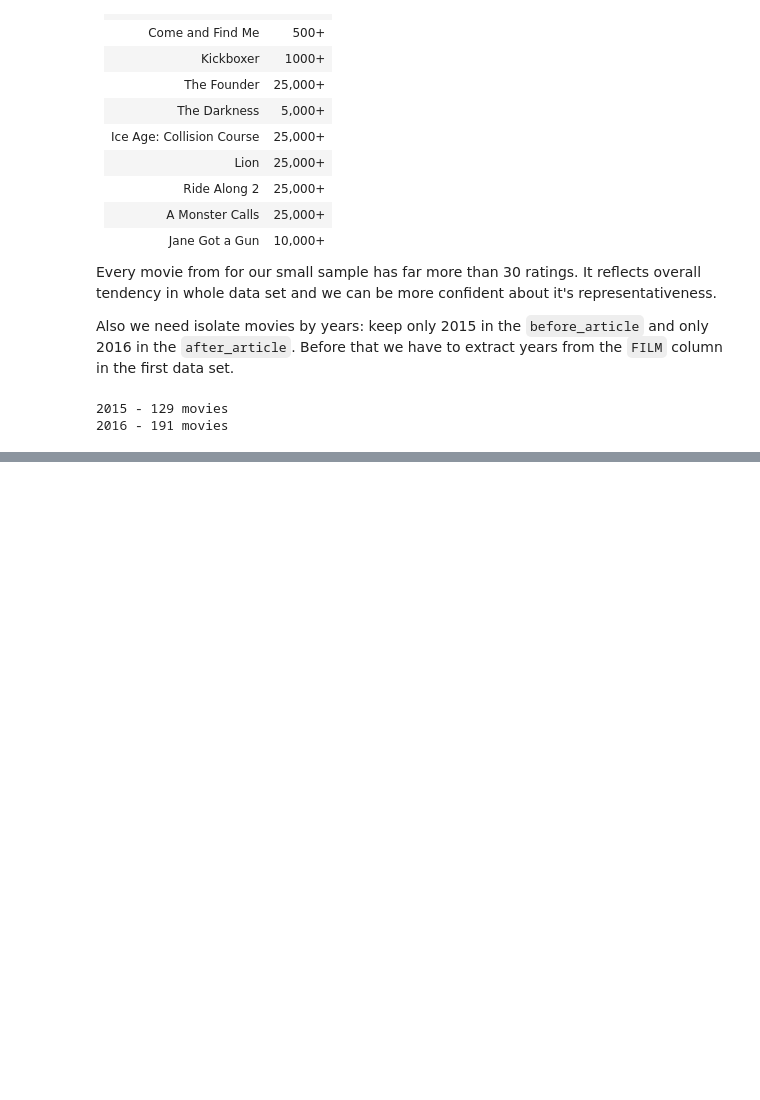
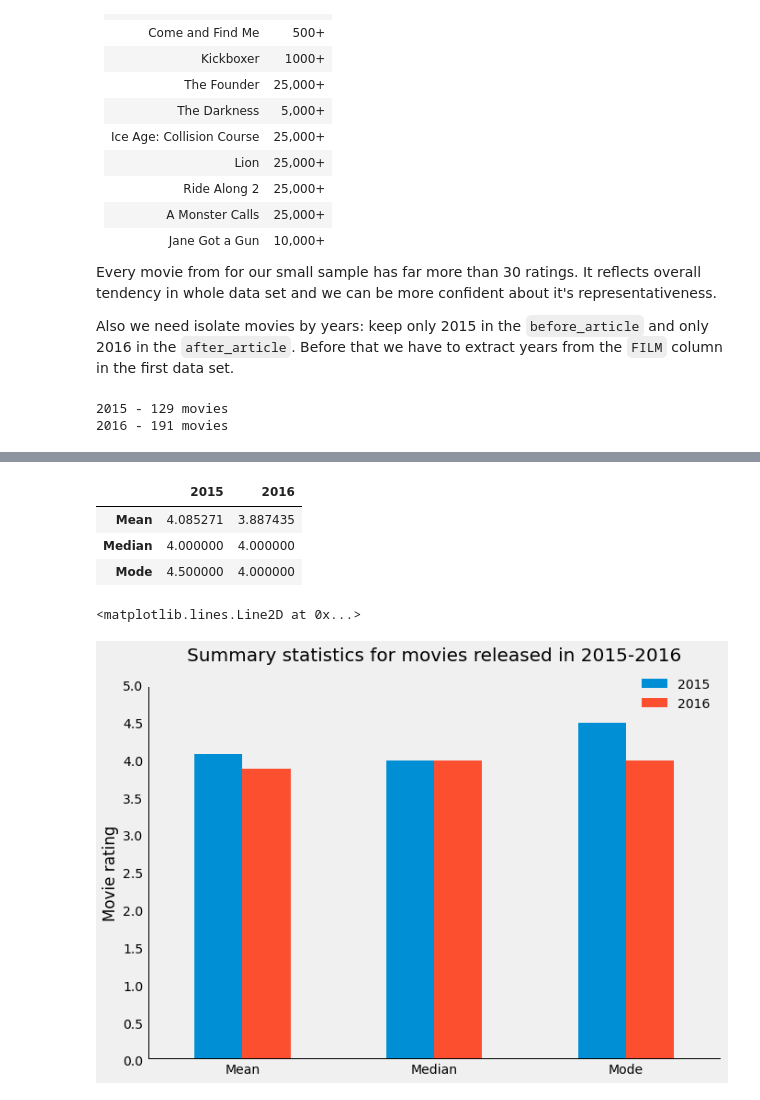
Before and after one commit to 0ld-dancer/dq_projects, a Jupyter notebook: 15. Investigating Fandango Movie Ratings/fandango_ratings.ipynb, the cells around one changed output, grey strips where cells are left out. Drawn from its saved outputs; the diff is of its cells as text; code cells hidden in the pictures; blank space fills up the shorter version.

```diff
--- a/15. Investigating Fandango Movie Ratings/fandango_ratings.ipynb
+++ b/15. Investigating Fandango Movie Ratings/fandango_ratings.ipynb
@@ -174,0 +260,41 @@ After all these preliminary steps, we can now start analyzing the two samples we
+# %%
+#Statistics
+mean_2015 = before_2015['Fandango_Stars'].mean()
+median_2015 = before_2015['Fandango_Stars'].median()
+mode_2015 = before_2015['Fandango_Stars'].mode()[0]
+
+mean_2016 = after_2016['fandango'].mean()
+median_2016 = after_2016['fandango'].median()
+mode_2016 = after_2016['fandango'].mode()[0]
+
+#Overall table
+statistics = pd.DataFrame(columns=['2015', '2016'],
+                         index=['Mean', 'Median', 'Mode'])
+
+statistics['2015'] = [mean_2015, median_2015, mode_2015]
+statistics['2016'] = [mean_2016, median_2016, mode_2016]
+statistics
+# %% [output]
+|  | 2015 | 2016 |
+| Mean | 4.085271 | 3.887435 |
+| Median | 4.000000 | 4.000000 |
+| Mode | 4.500000 | 4.000000 |
+# %%
+#Plot
+statistics.plot.bar(figsize=(10,7), rot=0)
+
+#Decorations
+plt.title('Summary statistics for movies released in 2015-2016',
+          fontdict = {'fontsize' : 20}, y=1.05)
+
+plt.legend(frameon=False, bbox_to_anchor=(1, 1.05))
+plt.yticks(np.arange(0, 5.5, 0.5))
+plt.ylabel('Movie rating')
+plt.grid(False)
+
+#Axis
+plt.axhline(y=0.03, color='k', linewidth=1)
+plt.axvline(x=-0.49, color='k', linewidth=1)
+# %% [output]
+<matplotlib.lines.Line2D at 0x...>
+[figure, added]
```
Also changed, not shown: parts of 6 cells of this notebook.
